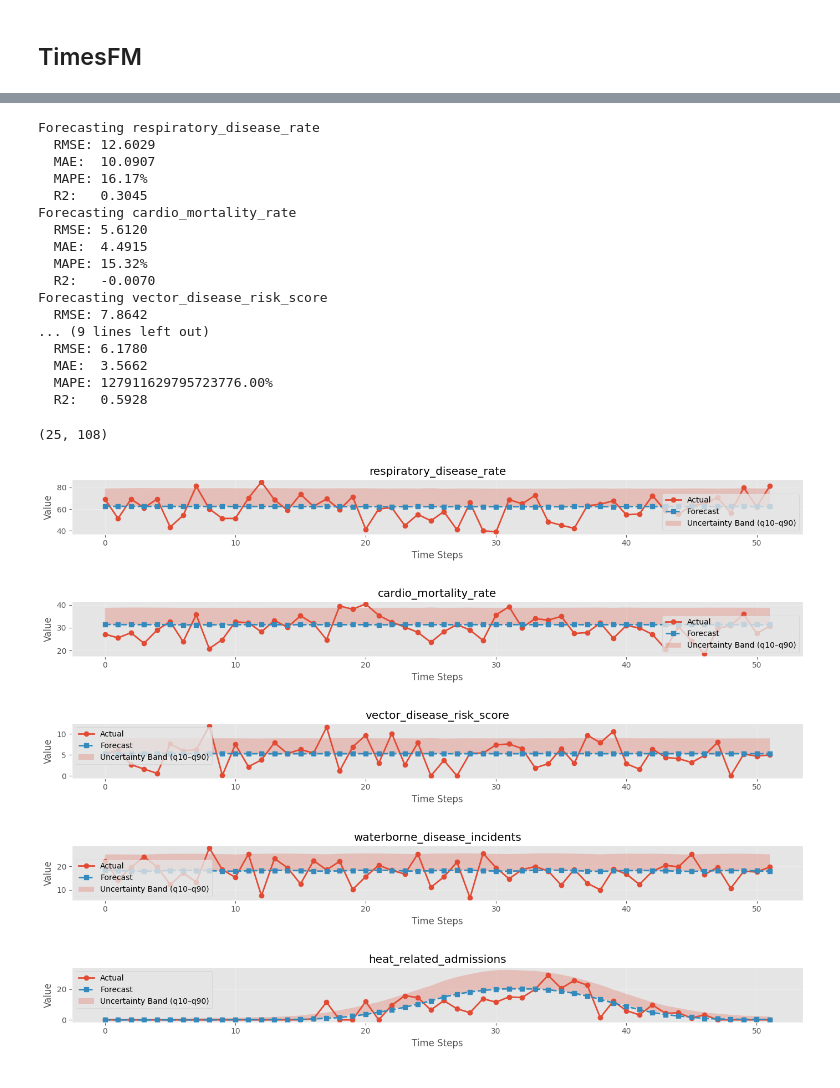
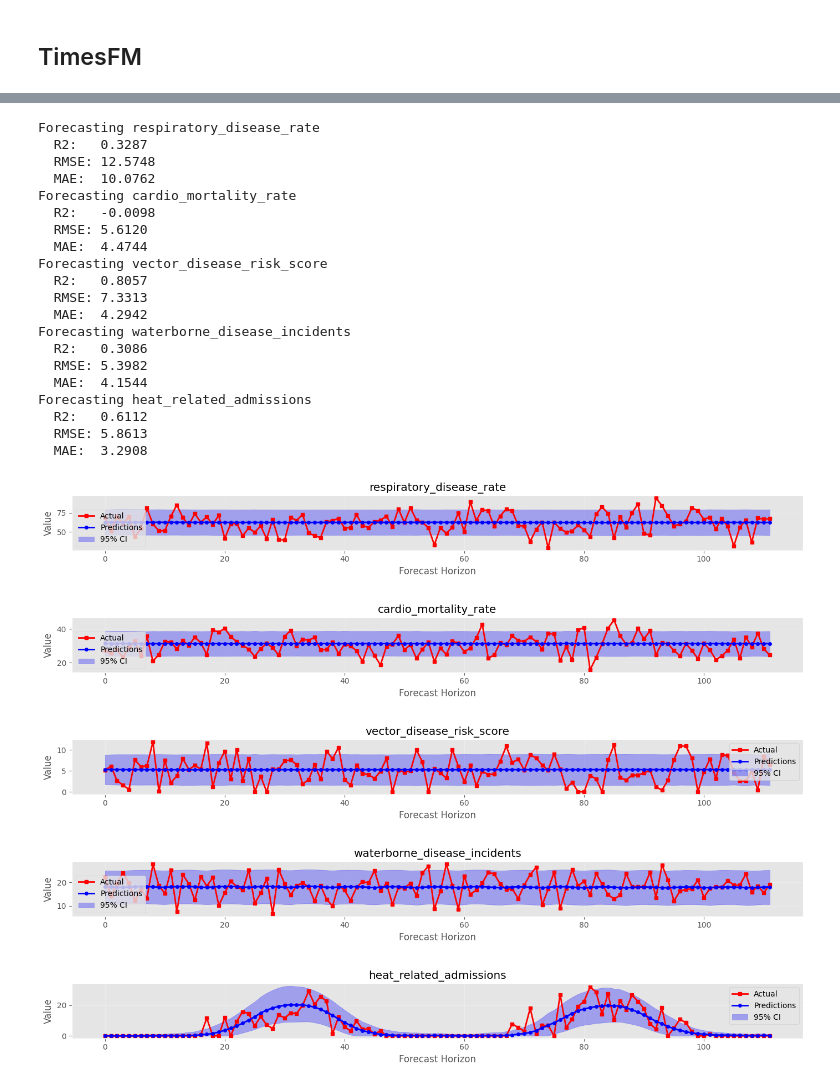
Before and after one commit to gp-sehetna/sehetna, a Jupyter notebook: server/src/experiments/notebooks/modelling_phase_v7.ipynb, the cells around one changed output, grey strips where cells are left out. Saved outputs shown, nothing was run; the diff lists cells and outputs as text; code cells hidden in the pictures.

Commit message:
feat(Modelling): Add modified TimesFM experiment.

```diff
--- a/server/src/experiments/notebooks/modelling_phase_v7.ipynb
+++ b/server/src/experiments/notebooks/modelling_phase_v7.ipynb
@@ -638,7 +606,7 @@ model = timesfm.TimesFM_2p5_200M_torch.from_pretrained("google/timesfm-2.5-200m-
 model.compile(
     timesfm.ForecastConfig(
     max_context=512,
-    max_horizon=52,
+    max_horizon=112,
     normalize_inputs=True,
     use_continuous_quantile_head=True,
     fix_quantile_crossing=True,
@@ -655,34 +618,29 @@ Downloaded.
 pipeline = SehetnaTimesFMPipeline(model, data_df, categorical_features, core_numeric_features)
 # %%
 # Forecast with user-specified horizon
-results = pipeline.forecast_all(targets, horizon=52)
+try_targets = targets.copy()
+results = pipeline.forecast_all(try_targets, horizon=112)
 # %% [output]
 Forecasting respiratory_disease_rate
-  RMSE: 12.6029
-  MAE:  10.0907
-  MAPE: 16.17%
-  R2:   0.3045
+  R2:   0.3287
+  RMSE: 12.5748
+  MAE:  10.0762
 Forecasting cardio_mortality_rate
+  R2:   -0.0098
   RMSE: 5.6120
-  MAE:  4.4915
-  MAPE: 15.32%
-  R2:   -0.0070
+  MAE:  4.4744
 Forecasting vector_disease_risk_score
-  RMSE: 7.8642
-... (9 lines left out)
-  RMSE: 6.1780
-  MAE:  3.5662
-  MAPE: 127911629795723776.00%
-  R2:   0.5928
+  R2:   0.8057
+  RMSE: 7.3313
+  MAE:  4.2942
+Forecasting waterborne_disease_incidents
+  R2:   0.3086
+  RMSE: 5.3982
+  MAE:  4.1544
+Forecasting heat_related_admissions
+  R2:   0.6112
+  RMSE: 5.8613
+  MAE:  3.2908
-# %%
-result = results[targets[-1]]
-forecasts = result["forecasts"]
-quantiles = result["quantiles"]
-actuals = result["actuals"]
-
-actuals
-# %% [output]
-(25, 108)
 # %%
 def visualize_forecasts(results, target: str, n_countries: int = 5):
     if target not in results:
@@ -707,39 +665,33 @@ def visualize_forecasts(results, target: str, n_countries: int = 5):
         forecast = forecasts[idx]
         q = quantiles[idx]   # shape: (horizon, n_quantiles)
 
-        q_low = q[:, 0]   # e.g. 10th percentile
-        q_med = q[:, 4]   # 50th percentile
+        q_low = q[:, 1]   # e.g. 10th percentile
+        q_med = q[:, 0]   # 50th percentile
         q_high = q[:, 9]  # 90th percentile
 
         x = np.arange(horizon)
 
-        ax.plot(x, actual, "o-", label="Actual", linewidth=2)
+        ax.plot(x, actual, 's-', color='red', linewidth=2, markersize=4, label='Actual')
         # ax.plot(x, q_med, "d-", label="Median Forecast (q50)", linewidth=2)
-        ax.plot(x, forecast, "s--", label="Forecast", linewidth=2)
+        ax.plot(x, forecast, 'o-', color='blue', linewidth=2, markersize=4, label='Predictions')
 
-        ax.fill_between(
-            x,
-            q_low,
-            q_high,
-            alpha=0.25,
-            label="Uncertainty Band (q10–q90)"
-        )
+        ax.fill_between(x, q_low, q_high, alpha=0.3, color='blue', label='95% CI')
 
         ax.set_title(f"{target}")
-        ax.set_xlabel("Time Steps")
+        ax.set_xlabel("Forecast Horizon")
         ax.set_ylabel("Value")
         ax.legend()
         ax.grid(True, alpha=0.3)
-
-    plt.tight_layout()
-    plt.show()
 # %%
 # Visualize
-for target in targets:
+for target in try_targets:
     visualize_forecasts(results, target, 1)
+
+    plt.tight_layout()
+    plt.show()
 # %% [output]
-[figure, old version]
+[figure, new version]
-[figure, old version]
+[figure, new version]
-[figure, old version]
+[figure, new version]
-[figure, old version]
+[figure, new version]
-[figure, old version]
+[figure, new version]
```
Also changed, not shown: parts of 3 cells of this notebook.
